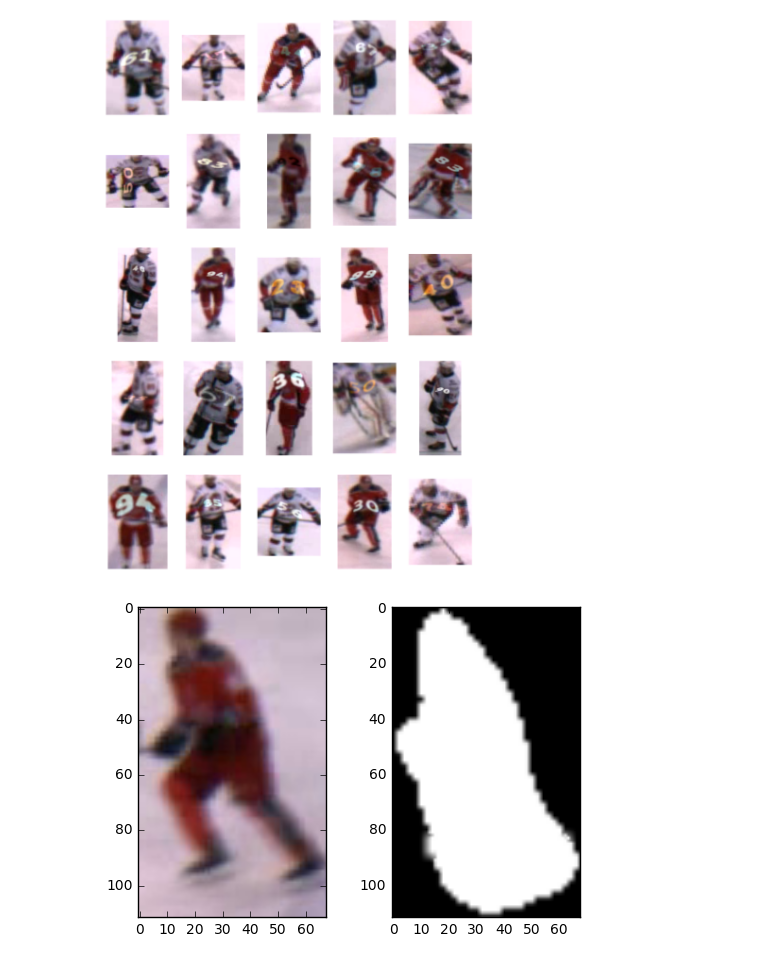
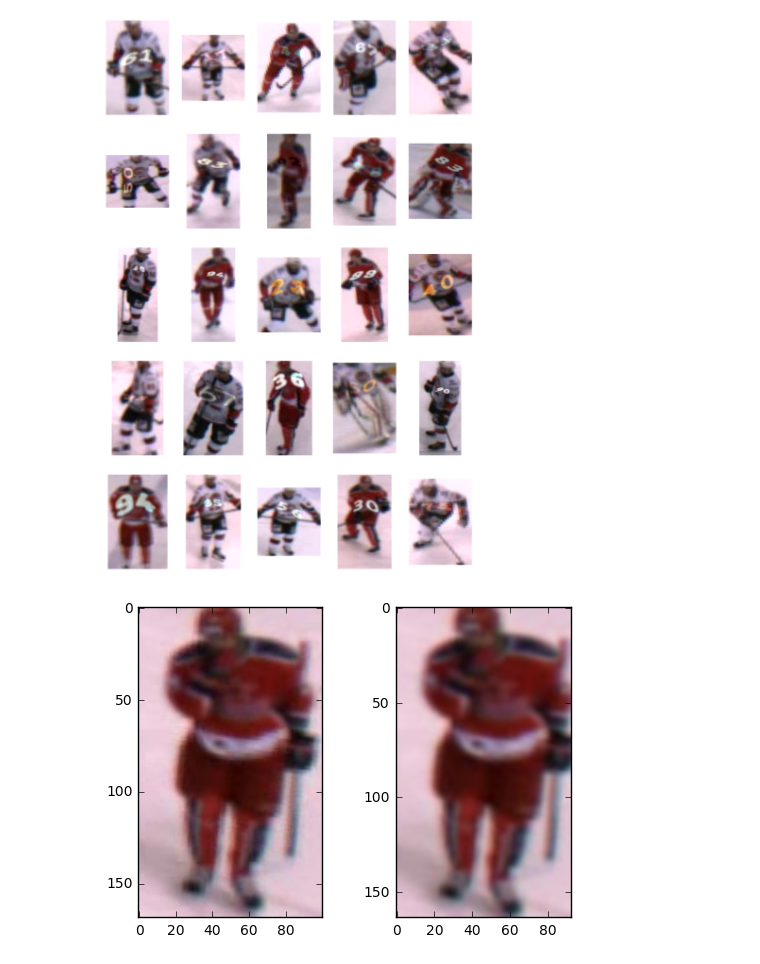
Before and after one commit to ninatu/hockey_numbers, a Jupyter notebook: hockey_numbers/synth_numbers/research.ipynb, the cells around one changed output. Drawn from its saved outputs; the diff is of its cells as text; code cells hidden in the pictures.

Commit message:
Add flip images, some change synth_number

```diff
--- a/hockey_numbers/synth_numbers/research.ipynb
+++ b/hockey_numbers/synth_numbers/research.ipynb
@@ -378,3 +379,16 @@ import matplotlib.pyplot as plt
+# %%
+def post_process(img, max_pad=5, max_sigma=1.1, max_kernel=7):
+    pad_x1 = random.randint(0, max_pad + 1)
+    pad_x2 = random.randint(0, max_pad + 1)
+    pad_y1 = random.randint(0, max_pad + 1)
+    pad_y2 = random.randint(0, max_pad + 1)
+    kernel = random.choice(range(3, max_kernel, 2))
+    sigma = max_sigma * random.random()
+
+    h, w, c = img.shape
+    img = img[pad_y1:h-pad_y2, pad_x1:w-pad_x2]
+    img = cv2.GaussianBlur(img, (kernel, kernel), sigma)
+    return img
 # %%
 db = h5py.File('/media/nina/Seagate Backup Plus Drive/hockey/blobs_data/part_40000_110000_not_number.h5')
 img_names = db['image'].keys()
@@ -421,8 +435,11 @@ plt.show()
 0
 [figure]
 # %%
-plt.subplot(1, 2, 1), plt.imshow(img_player)
-plt.subplot(1, 2, 2), plt.imshow(mask_player, cmap='gray')
+img = db['image'][img_names[random.randint(0, len(img_names) - 1)]].value
+post_img = post_process(img, max_kernel=7, max_sigma=1)
+
+plt.subplot(1, 2, 1), plt.imshow(img)
+plt.subplot(1, 2, 2), plt.imshow(post_img)
 plt.show()
 # %% [output]
-[figure, old version]
+[figure, new version]
```
Also changed, not shown: parts of 1 cell of this notebook, 6 other files.
